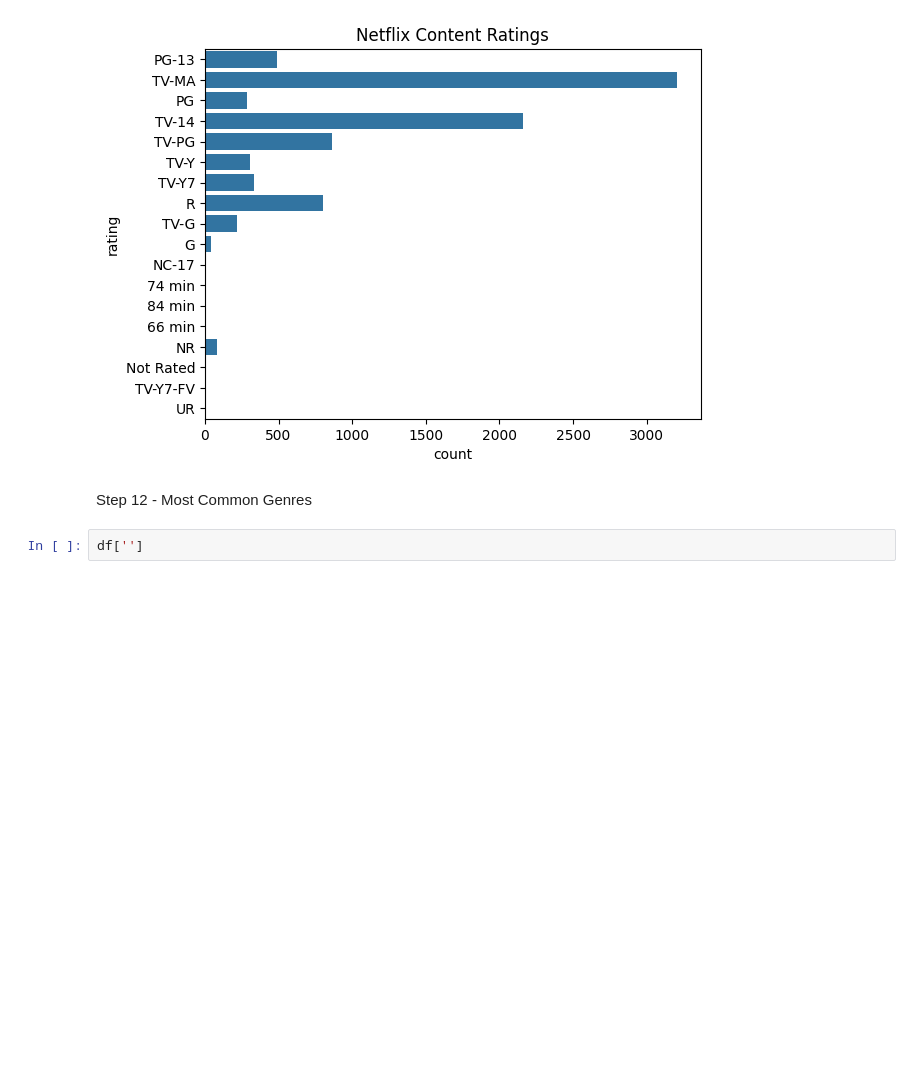
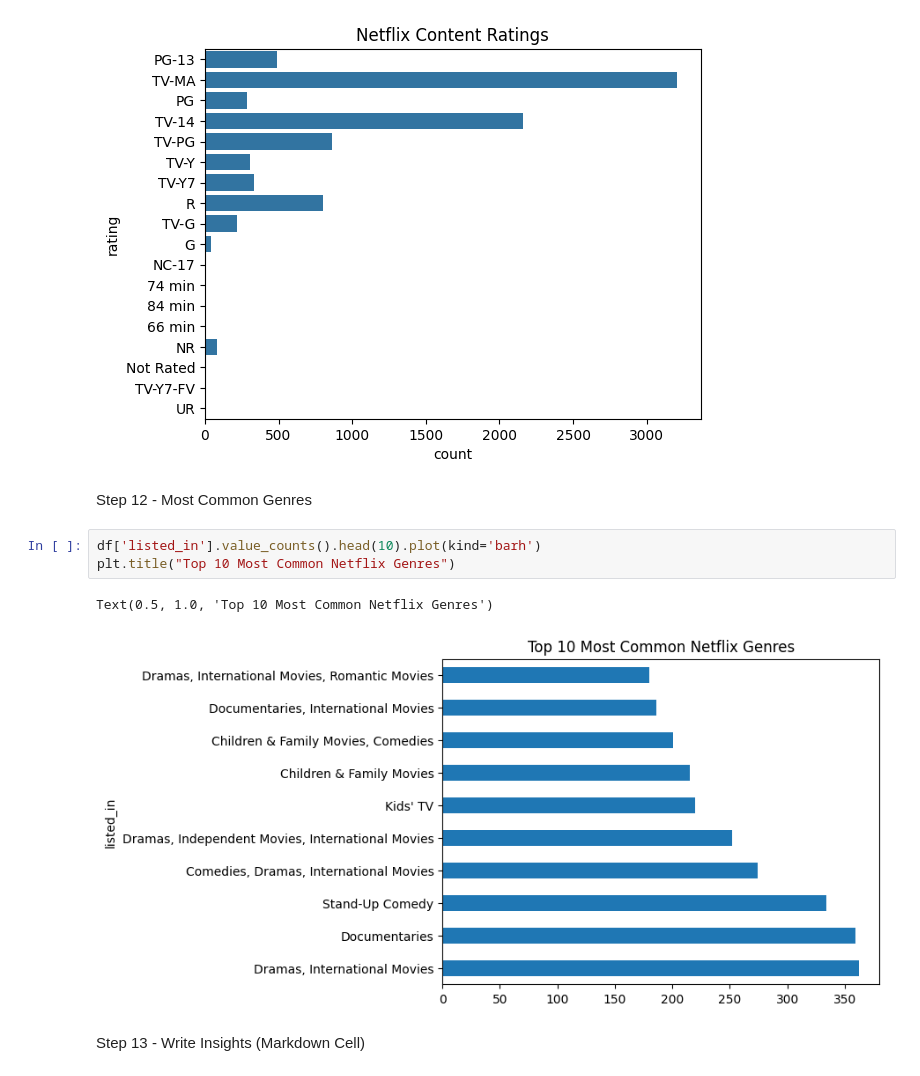
Before and after one commit to bhumipandey06/NetflixDAProject, a Jupyter notebook: Netflix DA Project.ipynb, the cells around one changed output. Cells and saved outputs as stored; diff of their text form; blank space fills up the shorter version.

```diff
--- a/Netflix DA Project.ipynb
+++ b/Netflix DA Project.ipynb
@@ -173,4 +195,10 @@ Text(0.5, 1.0, 'Netflix Content Ratings')
 # %% [markdown]
 Step 12 - Most Common Genres
 # %%
-df['']
+df['listed_in'].value_counts().head(10).plot(kind='barh')
+plt.title("Top 10 Most Common Netflix Genres")
+# %% [output]
+Text(0.5, 1.0, 'Top 10 Most Common Netflix Genres')
+[figure, added]
+# %% [markdown]
+Step 13 - Write Insights (Markdown Cell)
```
Also changed, not shown: parts of 3 cells of this notebook.
